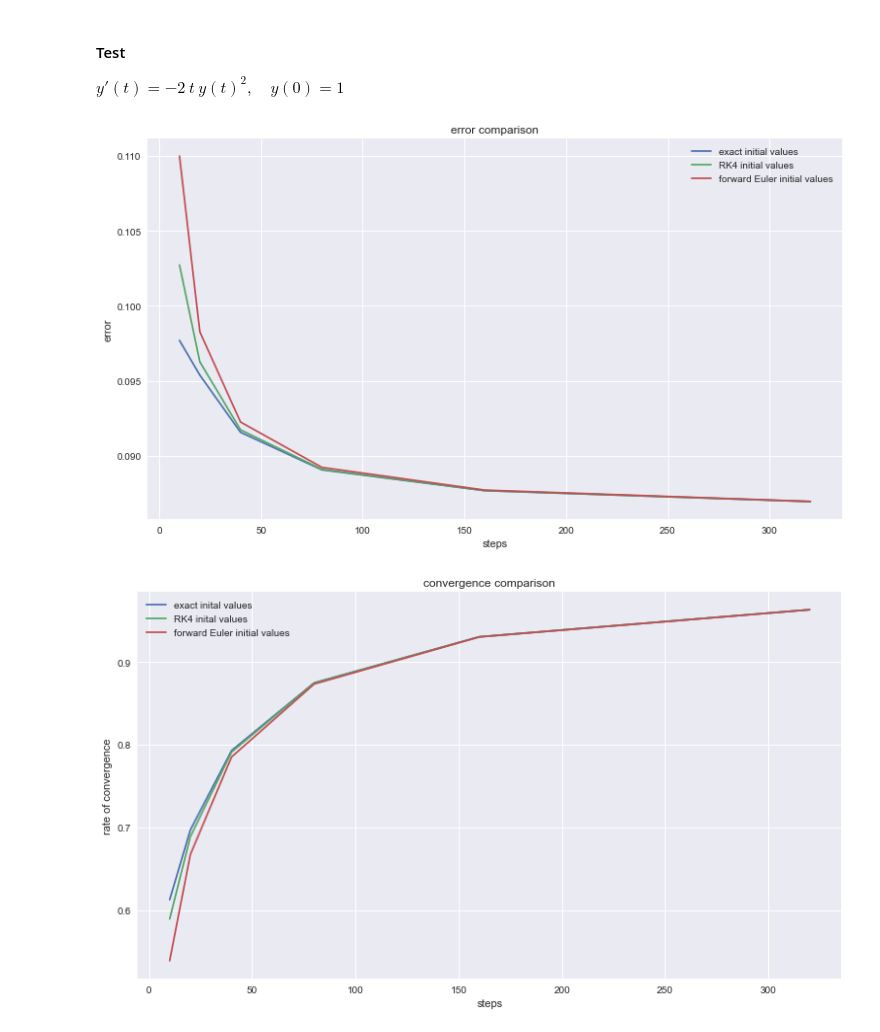
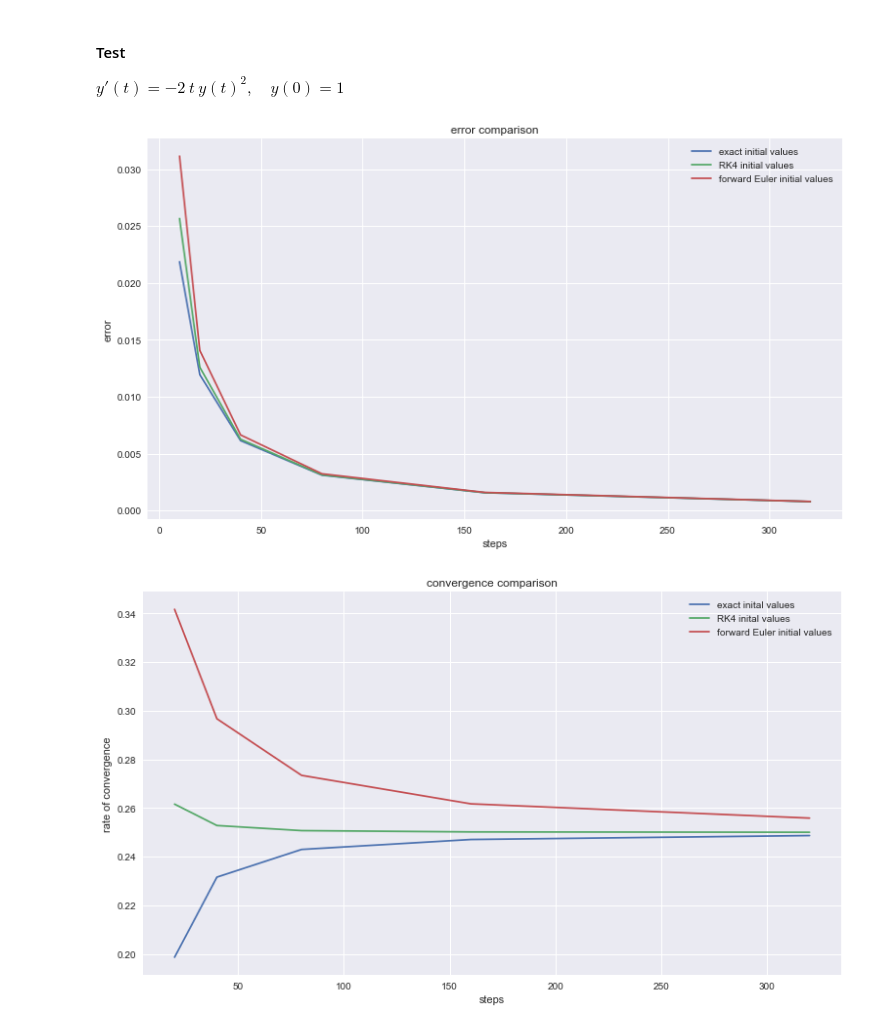
Before and after one commit to maxstollmayer/NuMeDiffG, a Jupyter notebook: Aufgabenblatt 4/Aufgabenblatt 4 Lösung.ipynb, the cells around one changed output. Drawn from its saved outputs; the diff is of its cells as text; code cells hidden in the pictures.

```diff
--- a/Aufgabenblatt 4/Aufgabenblatt 4 Lösung.ipynb
+++ b/Aufgabenblatt 4/Aufgabenblatt 4 Lösung.ipynb
@@ -90,7 +90,7 @@ def adams_bashforth(f, vals, t):
         y[i] = vals[i]
 
     for n in range(0, N-4):
-        y[n+4] = y[n+3] + h/34 * (55*f(y[n+3], t[n+3]) - 59*f(y[n+2], t[n+2]) + 37*f(y[n+1], t[n+1]) - 9*f(y[n], t[n]))
+        y[n+4] = y[n+3] + h/24 * (55*f(y[n+3], t[n+3]) - 59*f(y[n+2], t[n+2]) + 37*f(y[n+1], t[n+1]) - 9*f(y[n], t[n]))
 
     return y
 # %% [markdown]
@@ -104,41 +104,41 @@ def exact(t):
     return 1/(t**2 + 1)
 
 def error(y):
-    return np.abs(y - exact(tN))
+    return np.abs(y - exact(1))
 
-def conv(y, t):
-    return np.log(np.abs(y[1] - exact(t[1])) / np.abs(y[2] - exact(t[2]))) / np.log(np.abs(y[0] - exact(t[0])) / np.abs(y[1] - exact(t[1])))
+def conv(errors, hs):
+    cr = np.zeros(len(errors)-1)
+    for i in range(0, len(errors)-1):
+        cr[i] = np.abs(errors[i+1] - errors[i]) / np.abs(hs[i+1] - hs[i])
+    return cr
 
 y0 = 1
 t0 = 0
-tN = 1
 # %%
 steps = (10, 20, 40, 80, 160, 320)
 e1 = ()
 e2 = ()
 e3 = ()
-c1 = ()
-c2 = ()
-c3 = ()
 for N in steps:
     h = 1/N
     t = t0 + h * np.arange(N+1)
 
-    vals1 = [exact(t[i]) for i in range(0, 4)]
-    vals2 = rk4(f, y0, t)[0:4]
-    vals3 = forward_euler(f, y0, t)[0:4]
-
+    vals1 = np.array([exact(t[i]) for i in range(0, 4)])
     y1 = adams_bashforth(f, vals1, t)
     e1 += (error(y1[-1]),)
-    c1 += (conv((y1[-3], y1[-2], y1[-1]), (t[-3], t[-2], t[-1])),)
 
+    vals2 = rk4(f, y0, t)[0:4].flatten()
     y2 = adams_bashforth(f, vals2, t)
     e2 += (error(y2[-1]),)
-    c2 += (conv((y2[-3], y2[-2], y2[-1]), (t[-3], t[-2], t[-1])),)
 
+    vals3 = forward_euler(f, y0, t)[0:4].flatten()
     y3 = adams_bashforth(f, vals3, t)
     e3 += (error(y3[-1]),)
-    c3 += (conv((y3[-3], y3[-2], y3[-1]), (t[-3], t[-2], t[-1])),)
+# %%
+hs = [1/N for N in steps]
+c1 = conv(e1, hs)
+c2 = conv(e2, hs)
+c3 = conv(e3, hs)
 # %%
 plt.plot(steps, e1, label="exact initial values")
 plt.plot(steps, e2, label="RK4 initial values")
@@ -149,15 +149,15 @@ plt.ylabel("error")
 plt.legend()
 plt.show()
 # %% [output]
-[figure, old version]
+[figure, new version]
 # %%
-plt.plot(steps, c1, label="exact inital values")
-plt.plot(steps, c2, label="RK4 inital values")
-plt.plot(steps, c3, label="forward Euler initial values")
+plt.plot(steps[1:], c1, label="exact inital values")
+plt.plot(steps[1:], c2, label="RK4 inital values")
+plt.plot(steps[1:], c3, label="forward Euler initial values")
 plt.title("convergence comparison")
 plt.xlabel("steps")
 plt.ylabel("rate of convergence")
 plt.legend()
 plt.show()
 # %% [output]
-[figure, old version]
+[figure, new version]
```
